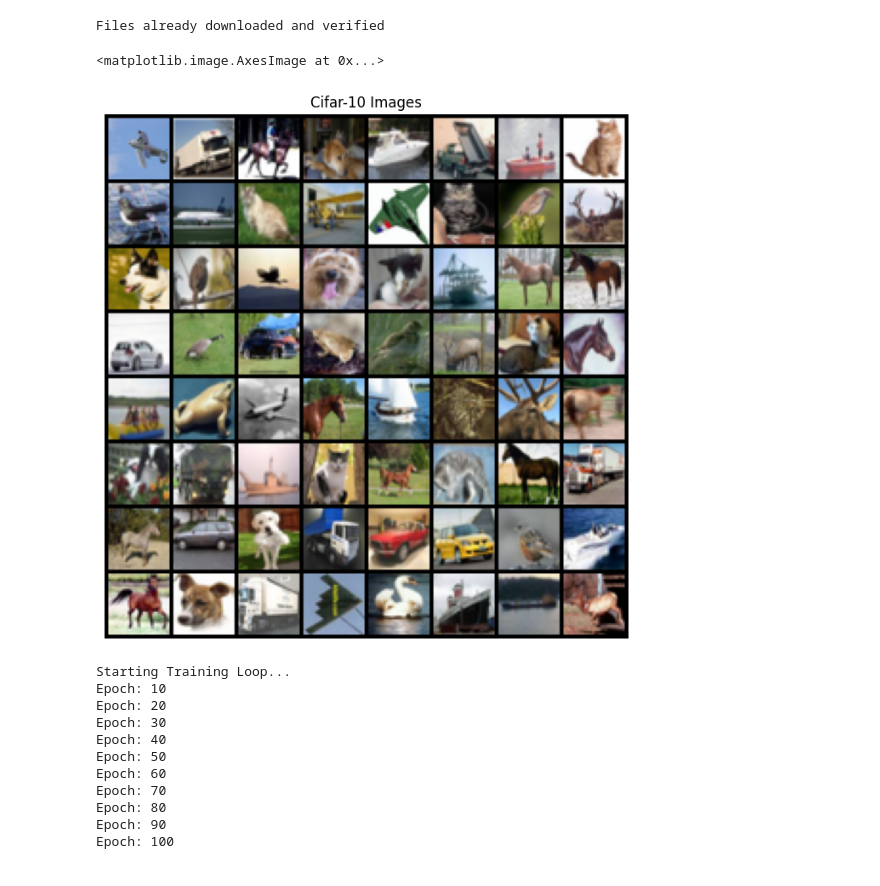
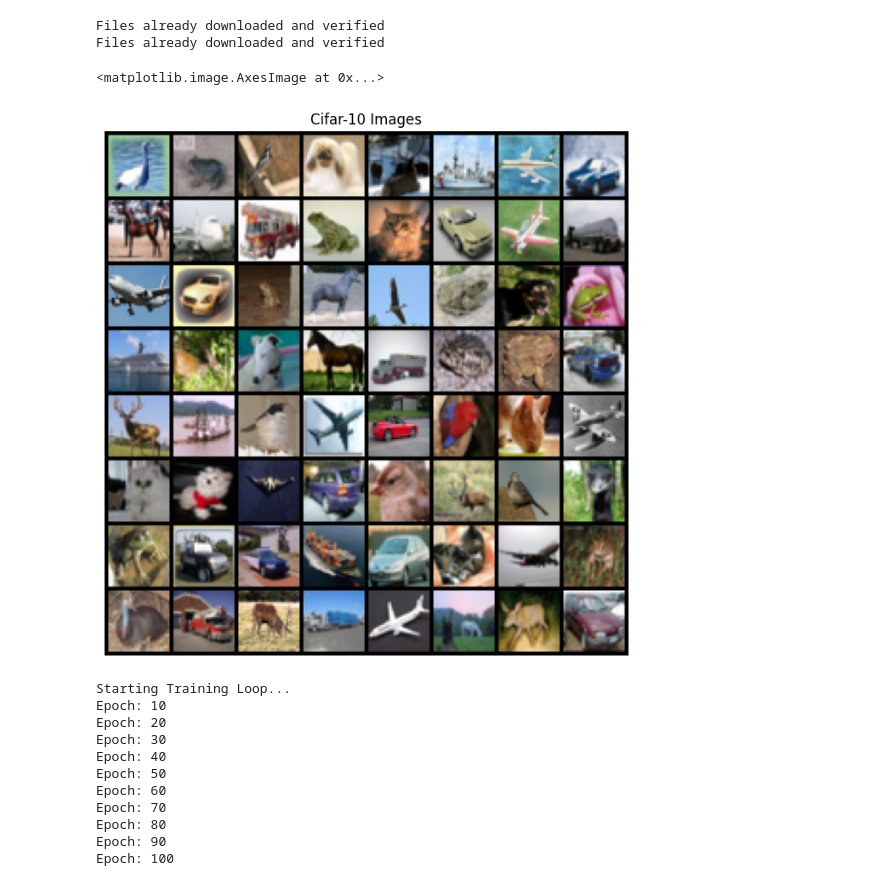
Before and after one commit to ryanfarrell362/CIS4780-Final-Project, a Jupyter notebook: notebook.ipynb, the cells around one changed output. Cells and saved outputs as stored; diff of their text form; code cells hidden in the pictures.

```diff
--- a/notebook.ipynb
+++ b/notebook.ipynb
@@ -48,27 +48,31 @@ FAKE_LABEL = 0.
 # %%
 # CIFAR10 preprocessing
 
 # Define data transformations and normalization
 transform = transforms.Compose([
   transforms.ToTensor(),
   transforms.Normalize((0.5, 0.5, 0.5), (0.5, 0.5, 0.5))
 ])
 
 # Load the CIFAR-10 dataset
 real_dataset = datasets.CIFAR10(root='./data', train=True,
 download=True, transform=transform)
+test_dataset = datasets.CIFAR10(root='./data', train=False,
+download=True, transform=transform)
 real_loader = torch.utils.data.DataLoader(real_dataset, batch_size=batchSize, shuffle=True)
+test_loader = torch.utils.data.DataLoader(test_dataset, batch_size=64, shuffle=False)
 
 # Plot some images
 real_batch = next(iter(real_loader))
 plt.figure(figsize=(8,8))
 plt.axis("off")
 plt.title("Cifar-10 Images")
 plt.imshow(np.transpose(utils.make_grid(real_batch[0].to(device)[:64], padding=2, normalize=True).cpu(),(1,2,0)))
 # %% [output]
 Files already downloaded and verified
+Files already downloaded and verified
 <matplotlib.image.AxesImage at 0x...>
-[figure, old version]
+[figure, new version]
 # %%
 # Generator neural net here maybe
 class Generator(nn.Module):
```
Also changed, not shown: parts of 9 cells of this notebook.
